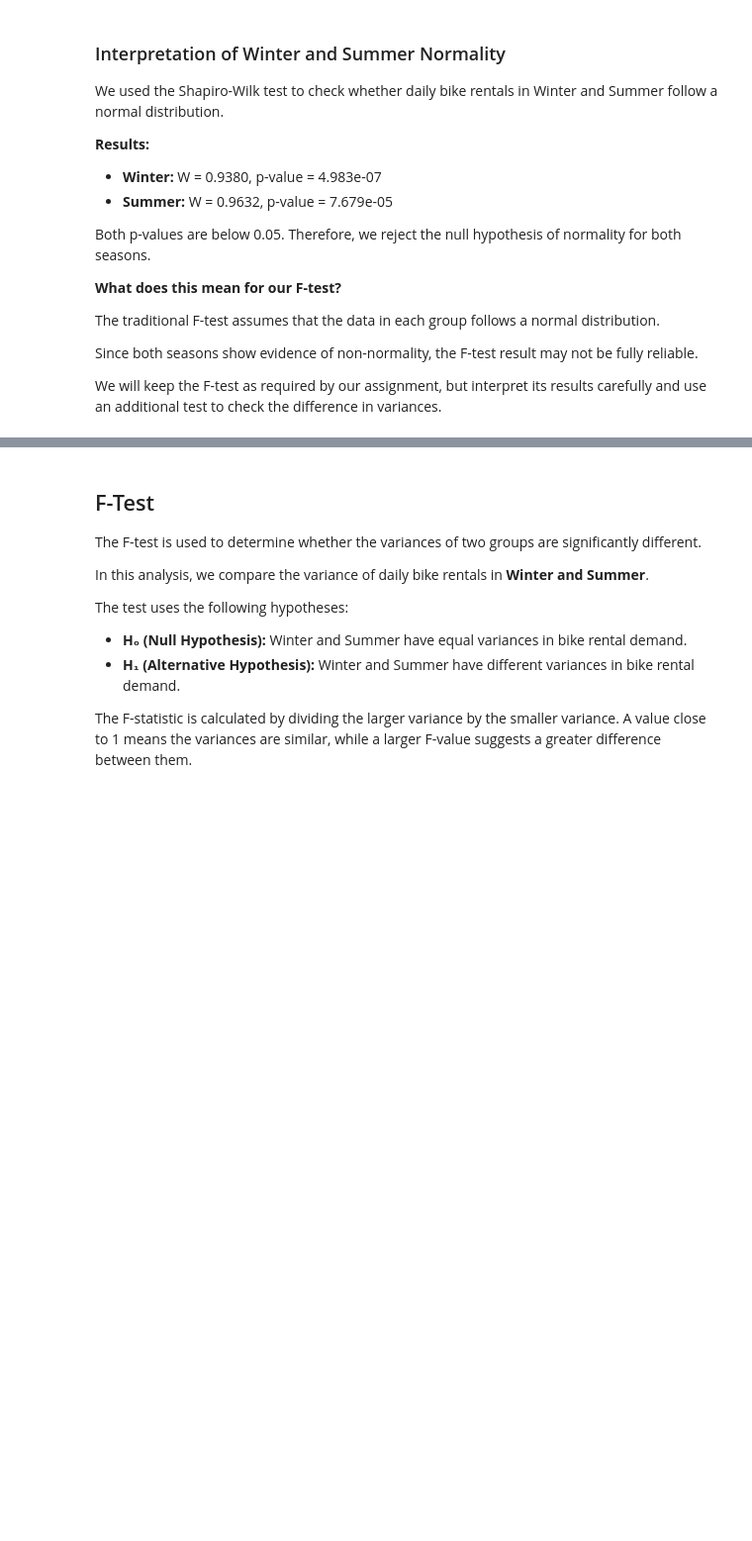
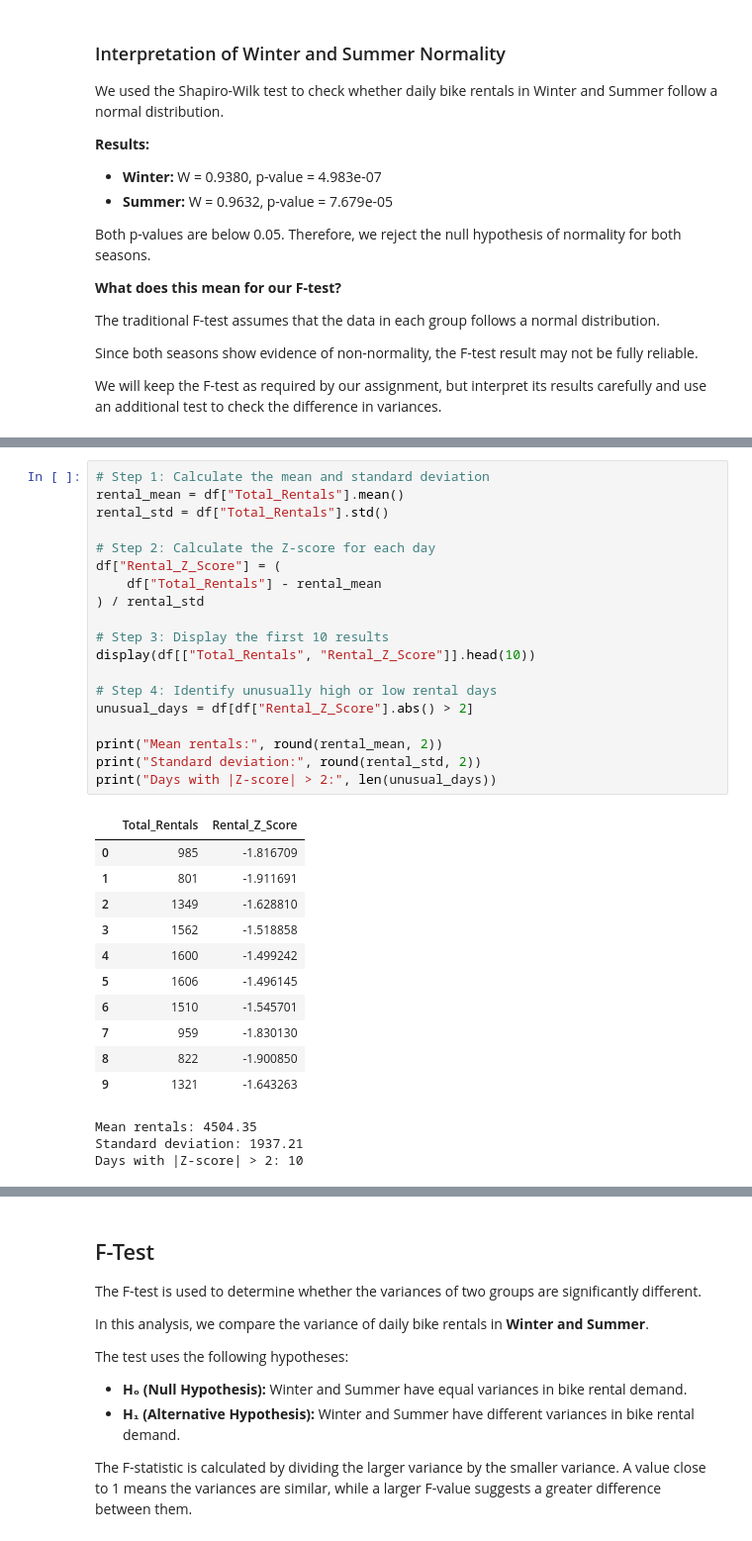
Before and after one commit to shainaulakh/Data_Analysis_Presentation1, a Jupyter notebook: src/Group_7_Bike_Sharing_Presentation.ipynb, the cells around one changed output, grey strips where cells are left out. Shown at 99% size. Saved outputs shown, nothing was run; the diff lists cells and outputs as text; blank space fills up the shorter version.

Commit message:
Z-score commit

```diff
--- a/src/Group_7_Bike_Sharing_Presentation.ipynb
+++ b/src/Group_7_Bike_Sharing_Presentation.ipynb
@@ -788,0 +793,34 @@ We will keep the F-test as required by our assignment, but interpret its results
+# %%
+# Step 1: Calculate the mean and standard deviation
+rental_mean = df["Total_Rentals"].mean()
+rental_std = df["Total_Rentals"].std()
+
+# Step 2: Calculate the Z-score for each day
+df["Rental_Z_Score"] = (
+    df["Total_Rentals"] - rental_mean
+) / rental_std
+
+# Step 3: Display the first 10 results
+display(df[["Total_Rentals", "Rental_Z_Score"]].head(10))
+
+# Step 4: Identify unusually high or low rental days
+unusual_days = df[df["Rental_Z_Score"].abs() > 2]
+
+print("Mean rentals:", round(rental_mean, 2))
+print("Standard deviation:", round(rental_std, 2))
+print("Days with |Z-score| > 2:", len(unusual_days))
+# %% [output]
+|  | Total_Rentals | Rental_Z_Score |
+| 0 | 985 | -1.816709 |
+| 1 | 801 | -1.911691 |
+| 2 | 1349 | -1.628810 |
+| 3 | 1562 | -1.518858 |
+| 4 | 1600 | -1.499242 |
+| 5 | 1606 | -1.496145 |
+| 6 | 1510 | -1.545701 |
+| 7 | 959 | -1.830130 |
+| 8 | 822 | -1.900850 |
+| 9 | 1321 | -1.643263 |
+Mean rentals: 4504.35
+Standard deviation: 1937.21
+Days with |Z-score| > 2: 10
```
Also changed, not shown: parts of 3 cells of this notebook.
